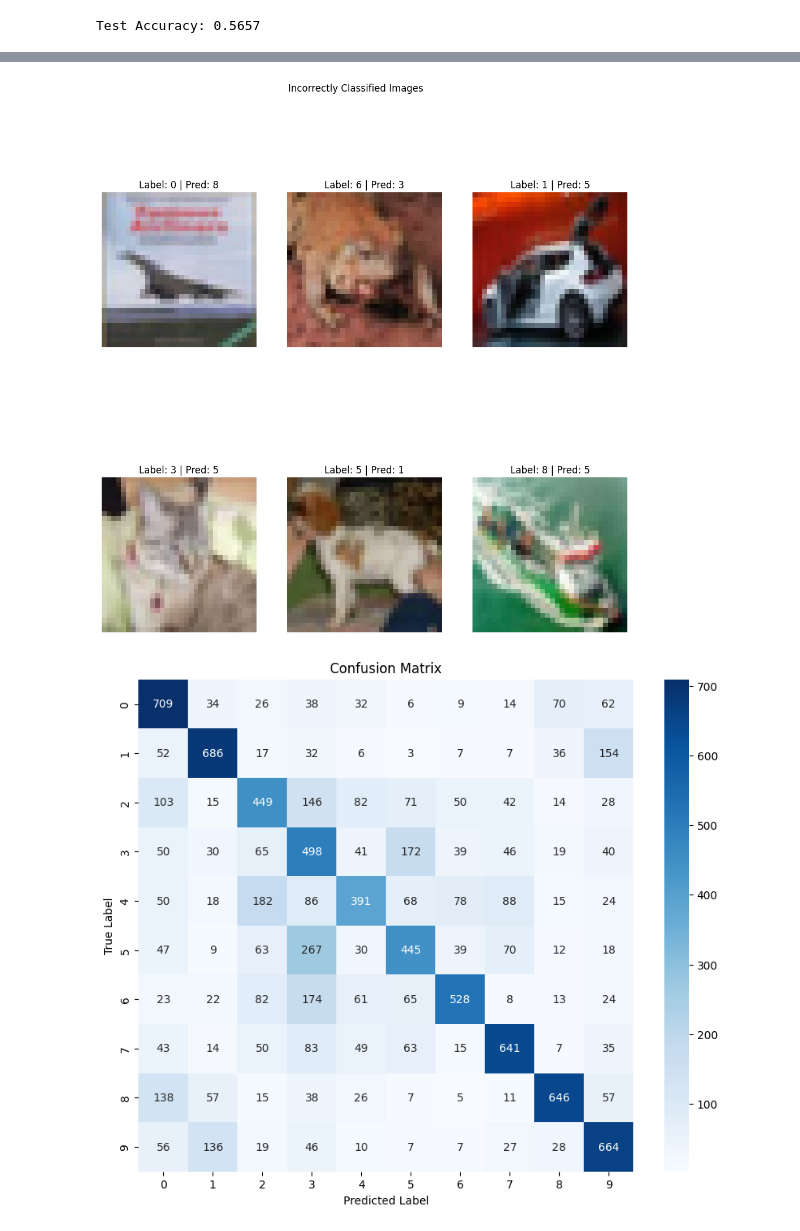
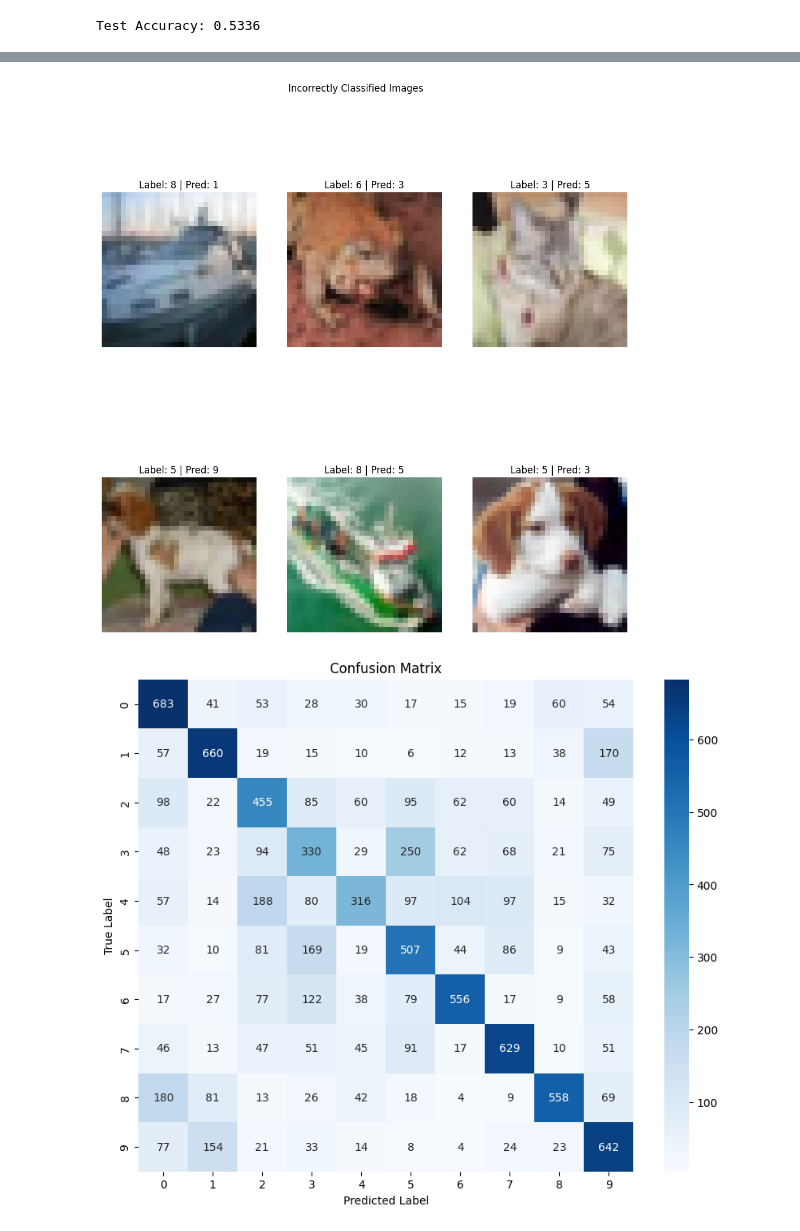
Before and after one commit to 1984Macintosh/TCC, a Jupyter notebook: V3.0.ipynb, the cells around one changed output, grey strips where cells are left out. Saved outputs shown, nothing was run; the diff lists cells and outputs as text; code cells hidden in the pictures.

```diff
--- a/V3.0.ipynb
+++ b/V3.0.ipynb
@@ -82,7 +82,7 @@ class DeepVIB(nn.Module):
 # Hyperparameters
 beta = 1e-3
 z_dim = 256
-epochs = 100
+epochs = 30
 learning_rate = 1e-4
 decay_rate = 0.97
 
@@ -249 +250 @@ WARNING:matplotlib.image:Clipping input data to the valid range for imshow with
-Test Accuracy: 0.5657
+Test Accuracy: 0.5336
@@ -253,2 +254,2 @@ WARNING:matplotlib.image:Clipping input data to the valid range for imshow with
-[figure, old version]
+[figure, new version]
-[figure, old version]
+[figure, new version]
```
Also changed, not shown: parts of 1 cell of this notebook.
